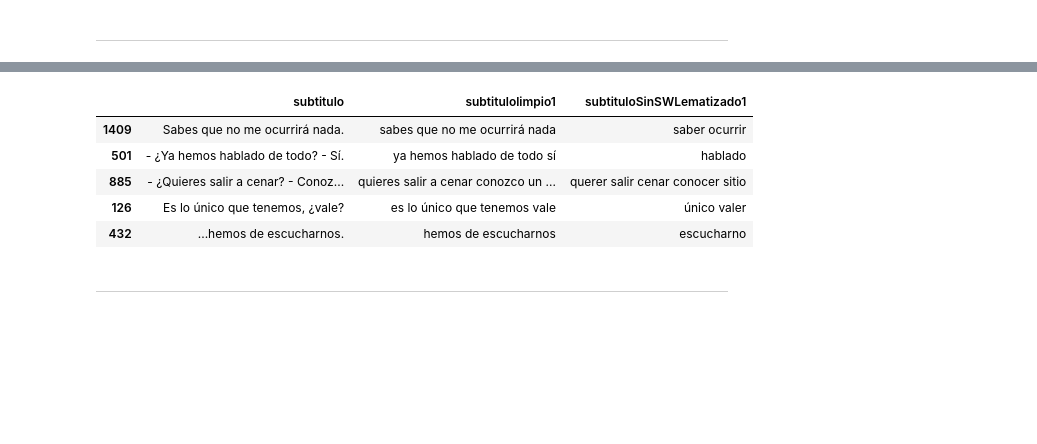
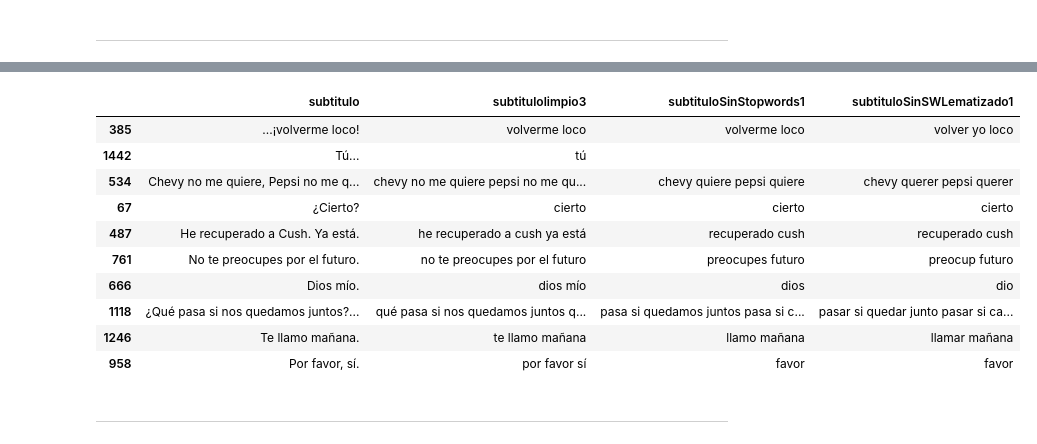
Before and after one commit to innovation-hard/deepLearnPproyFin, a Jupyter notebook: deepLearnProyFin.ipynb, the cells around one changed output, grey strips where cells are left out. Saved outputs shown, nothing was run; the diff lists cells and outputs as text; code cells hidden in the pictures; blank space fills up the shorter version.

```diff
--- a/deepLearnProyFin.ipynb
+++ b/deepLearnProyFin.ipynb
@@ -315,7 +316,7 @@ df[['subtitulo','subtituloLimpio2','tokens','tokensSinStopwords','tokensLematiza
 # %% [markdown]
 ---
 # %%
-def limpiar_texto1(text):
+def limpiar_texto3(text):
     # Convertir a minúsculas
     text = text.lower()
     # Eliminar signos de puntuación (sin dejar ninguno)
@@ -329,10 +330,16 @@ def eliminar_stopwords(text):
     filtered_tokens = [token.text for token in tokens if token.text not in stop_words]
     return " ".join(filtered_tokens)
 
-def lematizar_texto(text):
+def lematizar_texto1(text):
     # Tokenizar y lematizar usando spaCy
     tokens = nlp(text)
     lematizado = [token.lemma_ for token in tokens]
     return " ".join(lematizado)
+
+def lematizar_texto(text):
+    # Tokenizar y lematizar usando el modelo spaCy en español
+    doc = nlp(text)
+    # Devolver lemas uniendo las palabras
+    return " ".join([token.lemma_ for token in doc if not token.is_punct])
 # %%
 # Crear la columna subtitulolimpio1
@@ -349,15 +373,20 @@ df[['subtitulo', 'subtitulolimpio1']].sample(5)
 # %%
 # Eliminar stopwords y lematizar
-df['subtituloSinSWLematizado1'] = df['subtitulolimpio1'].apply(eliminar_stopwords).apply(lematizar_texto)
-
-df[['subtitulo', 'subtitulolimpio1','subtituloSinSWLematizado1']].sample(5)
+df['subtituloSinSWLematizado1'] = df['subtituloSinStopwords1'].apply(lematizar_texto)
-# %% [output]
-|  | subtitulo | subtitulolimpio1 | subtituloSinSWLematizado1 |
-| 1409 | Sabes que no me ocurrirá nada. | sabes que no me ocurrirá nada | saber ocurrir |
-| 501 | - ¿Ya hemos hablado de todo? - Sí. | ya hemos hablado de todo sí | hablado |
-| 885 | - ¿Quieres salir a cenar? - Conoz... | quieres salir a cenar conozco un ... | querer salir cenar conocer sitio |
-| 126 | Es lo único que tenemos, ¿vale? | es lo único que tenemos vale | único valer |
-| 432 | ...hemos de escucharnos. | hemos de escucharnos | escucharno |
+# %%
+df[['subtitulo', 'subtitulolimpio3','subtituloSinStopwords1','subtituloSinSWLematizado1']].sample(10)
+# %% [output]
+|  | subtitulo | subtitulolimpio3 | subtituloSinStopwords1 | subtituloSinSWLematizado1 |
+| 385 | ...¡volverme loco! | volverme loco | volverme loco | volver yo loco |
+| 1442 | Tú... | tú |  |  |
+| 534 | Chevy no me quiere, Pepsi no me q... | chevy no me quiere pepsi no me qu... | chevy quiere pepsi quiere | chevy querer pepsi querer |
+| 67 | ¿Cierto? | cierto | cierto | cierto |
+| 487 | He recuperado a Cush. Ya está. | he recuperado a cush ya está | recuperado cush | recuperado cush |
+| 761 | No te preocupes por el futuro. | no te preocupes por el futuro | preocupes futuro | preocup futuro |
+| 666 | Dios mío. | dios mío | dios | dio |
+| 1118 | ¿Qué pasa si nos quedamos juntos?... | qué pasa si nos quedamos juntos q... | pasa si quedamos juntos pasa si c... | pasar si quedar junto pasar si ca... |
+| 1246 | Te llamo mañana. | te llamo mañana | llamo mañana | llamar mañana |
+| 958 | Por favor, sí. | por favor sí | favor | favor |
 # %% [markdown]
 ---
 # %%
```
Also changed, not shown: parts of 32 cells of this notebook, 12 other files.
